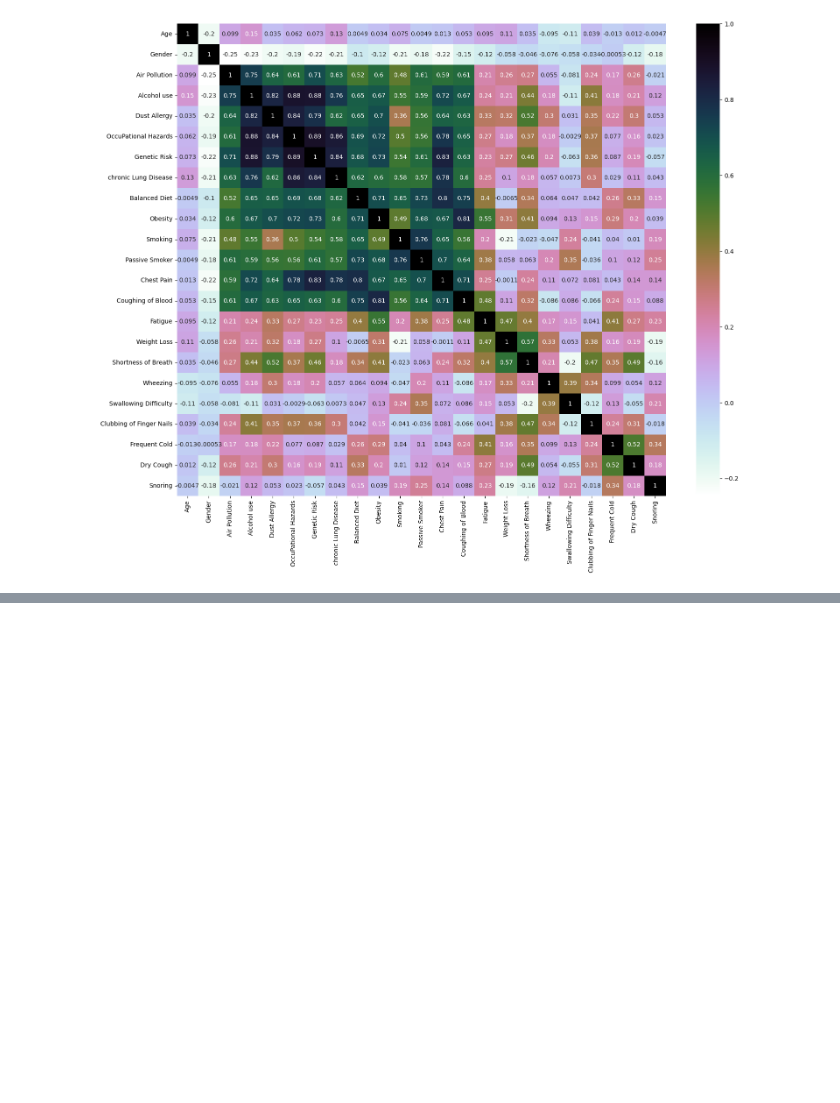
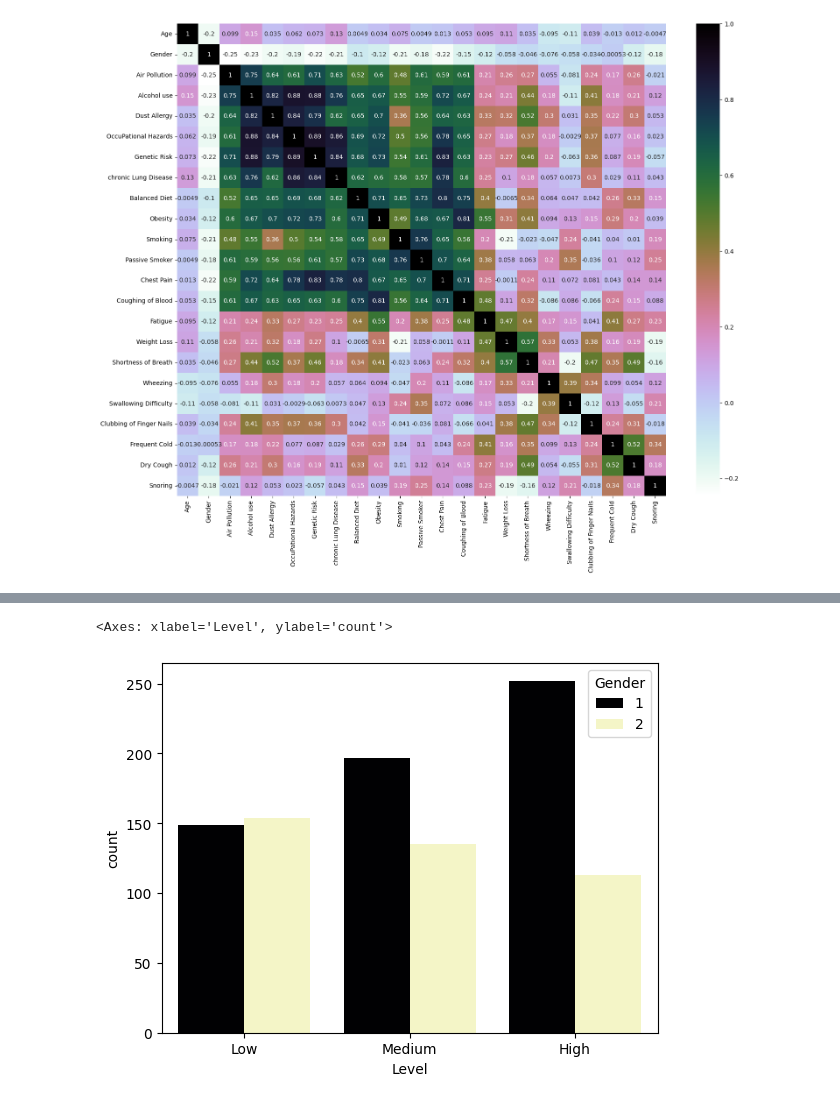
Before and after one commit to Albinsaji0/Cancer_Detection, a Jupyter notebook: algorithms.ipynb, the cells around one changed output, grey strips where cells are left out. Drawn from its saved outputs; the diff is of its cells as text; code cells hidden in the pictures; blank space fills up the shorter version.

```diff
--- a/algorithms.ipynb
+++ b/algorithms.ipynb
@@ -51,0 +76,5 @@ plt.show()
+# %%
+sns.countplot(x="Level",data=df,hue="Gender",palette=mag)
+# %% [output]
+<Axes: xlabel='Level', ylabel='count'>
+[figure, added]
```
Also changed, not shown: parts of 50 cells of this notebook.
